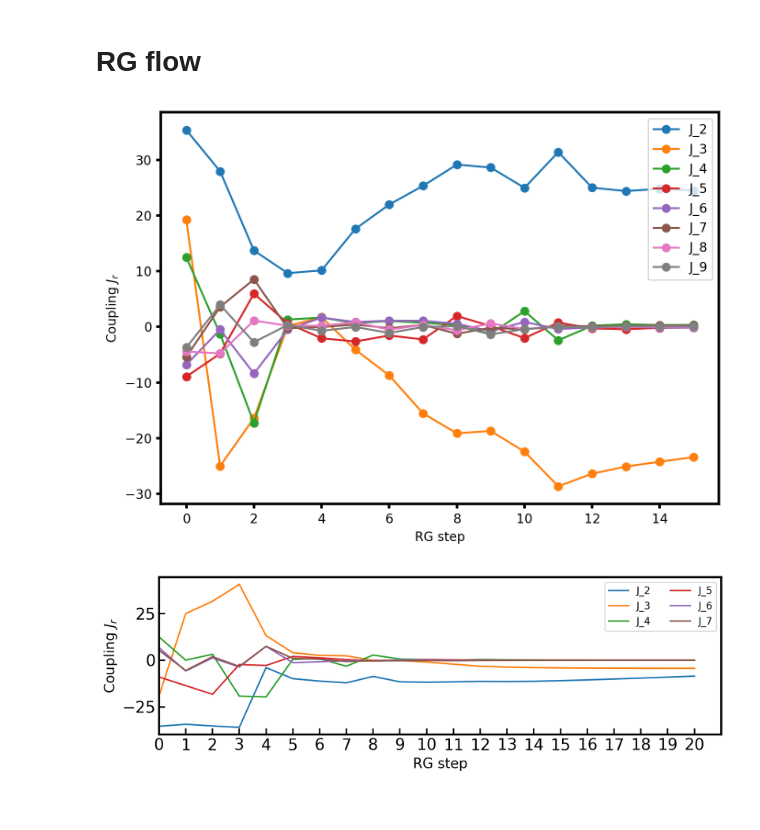
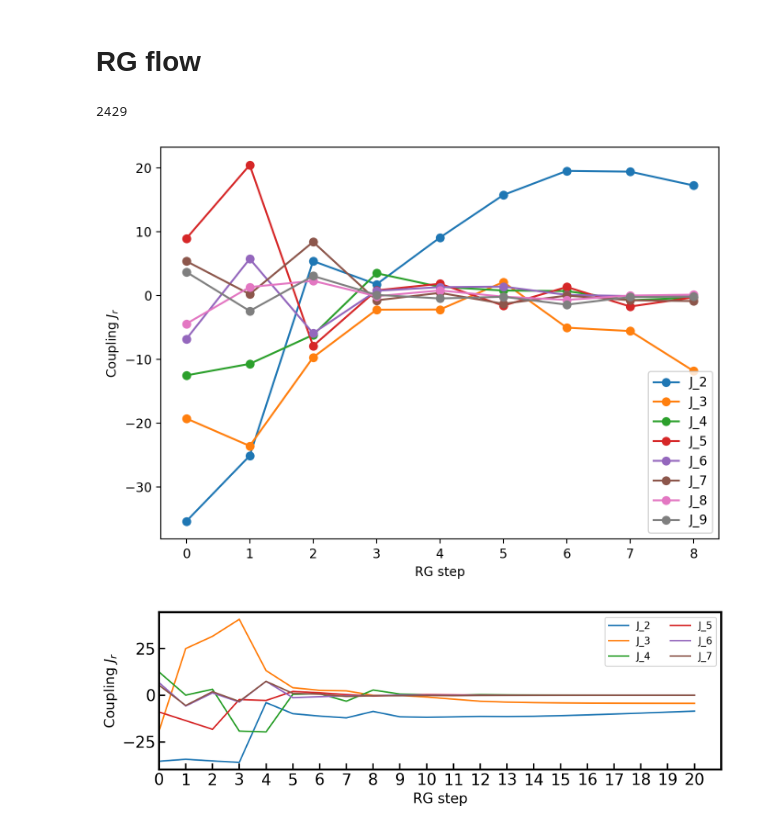
Before and after one commit to erbilcanartun/long-range-ising-chain, a Jupyter notebook: notebooks/random_couplings.ipynb, the cells around one changed output. Drawn from its saved outputs; the diff is of its cells as text; code cells hidden in the pictures.

```diff
--- a/notebooks/random_couplings.ipynb
+++ b/notebooks/random_couplings.ipynb
@@ -384,13 +384,17 @@ def plot_phase_points_p_T(
 # %% [markdown]
 # RG flow
 # %%
-D0 = required_initial_max_distance(max_dist_final=6, n_steps=10)
-
-flow = generate_rg_flow_random_signs(J0=100, a=1.5, D=1000000, n_steps=15, p=0.5,
-                                     seed=2, fixed_size=True)
+D0 = required_initial_max_distance(max_dist_final=9, n_steps=5)
+print(D0)
+flow = generate_rg_flow_random_signs(J0=100, a=1.5,
+                                     D=D0,
+                                     n_steps=8,
+                                     p=0.5,
+                                     seed=19, fixed_size=True)
 plot_rg_flow(flow, distances_to_plot=[2,3,4,5,6,7,8,9])
 # %% [output]
+2429
-[figure, old version]
+[figure, new version]
 # %%
 plt.rcParams['axes.linewidth'] = 2  # Axis line width
 plt.rcParams['xtick.major.width'] = 2  # X-tick line width
```
